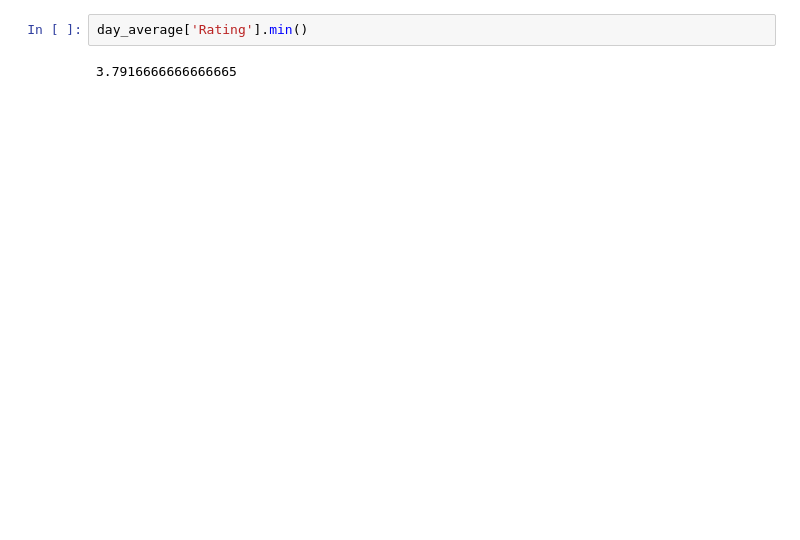
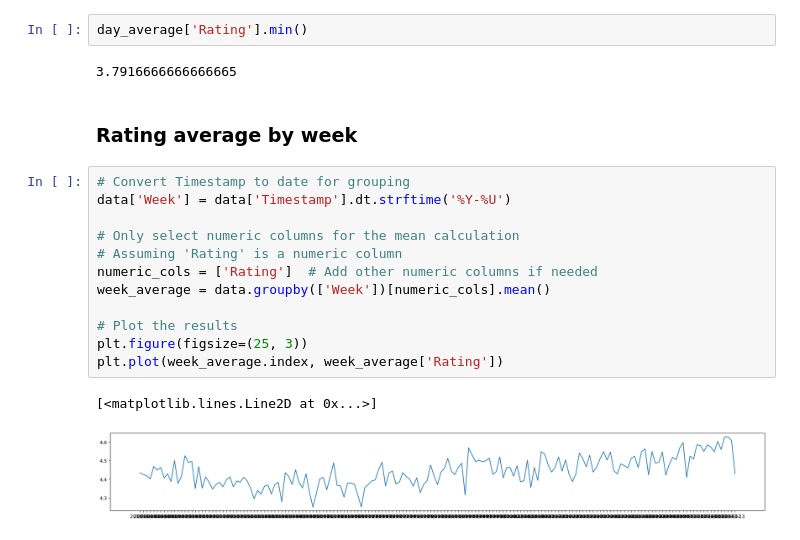
Before and after one commit to SoyEdwinCabrera/Data_Analysis, a Jupyter notebook: Plotting_ratings.ipynb, the cells around one changed output. Cells and saved outputs as stored; diff of their text form; blank space fills up the shorter version.

Commit message:
Update(Plotting.ipynb): Downsampling and plotting Average Ratings by week

```diff
--- a/Plotting_ratings.ipynb
+++ b/Plotting_ratings.ipynb
@@ -96,3 +98,20 @@ plt.plot(day_average.index, day_average['Rating'])
 day_average['Rating'].min()
 # %% [output]
 3.7916666666666665
+# %% [markdown]
+### Rating average by week
+# %%
+# Convert Timestamp to date for grouping
+data['Week'] = data['Timestamp'].dt.strftime('%Y-%U')
+
+# Only select numeric columns for the mean calculation
+# Assuming 'Rating' is a numeric column
+numeric_cols = ['Rating']  # Add other numeric columns if needed
+week_average = data.groupby(['Week'])[numeric_cols].mean()
+
+# Plot the results
+plt.figure(figsize=(25, 3))
+plt.plot(week_average.index, week_average['Rating'])
+# %% [output]
+[<matplotlib.lines.Line2D at 0x...>]
+[figure, added]
```
Also changed, not shown: parts of 2 cells of this notebook.
